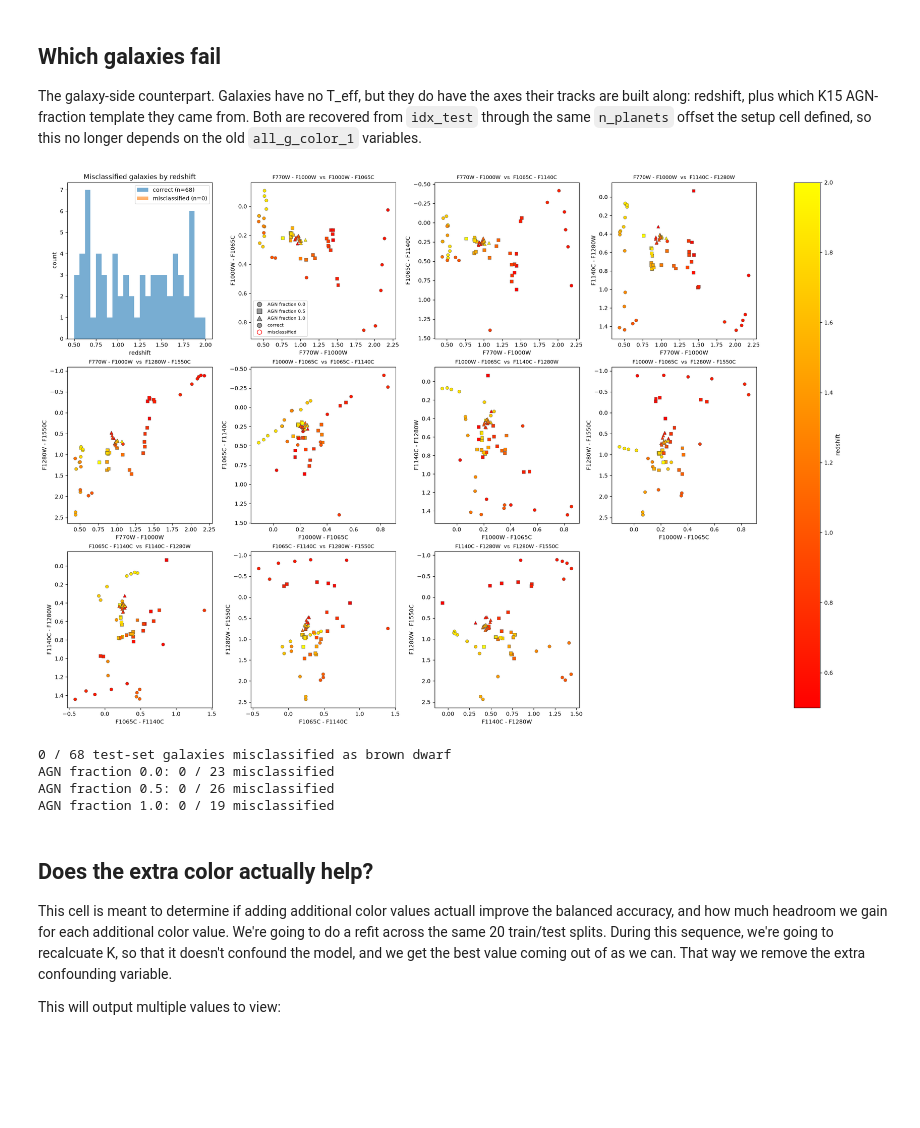
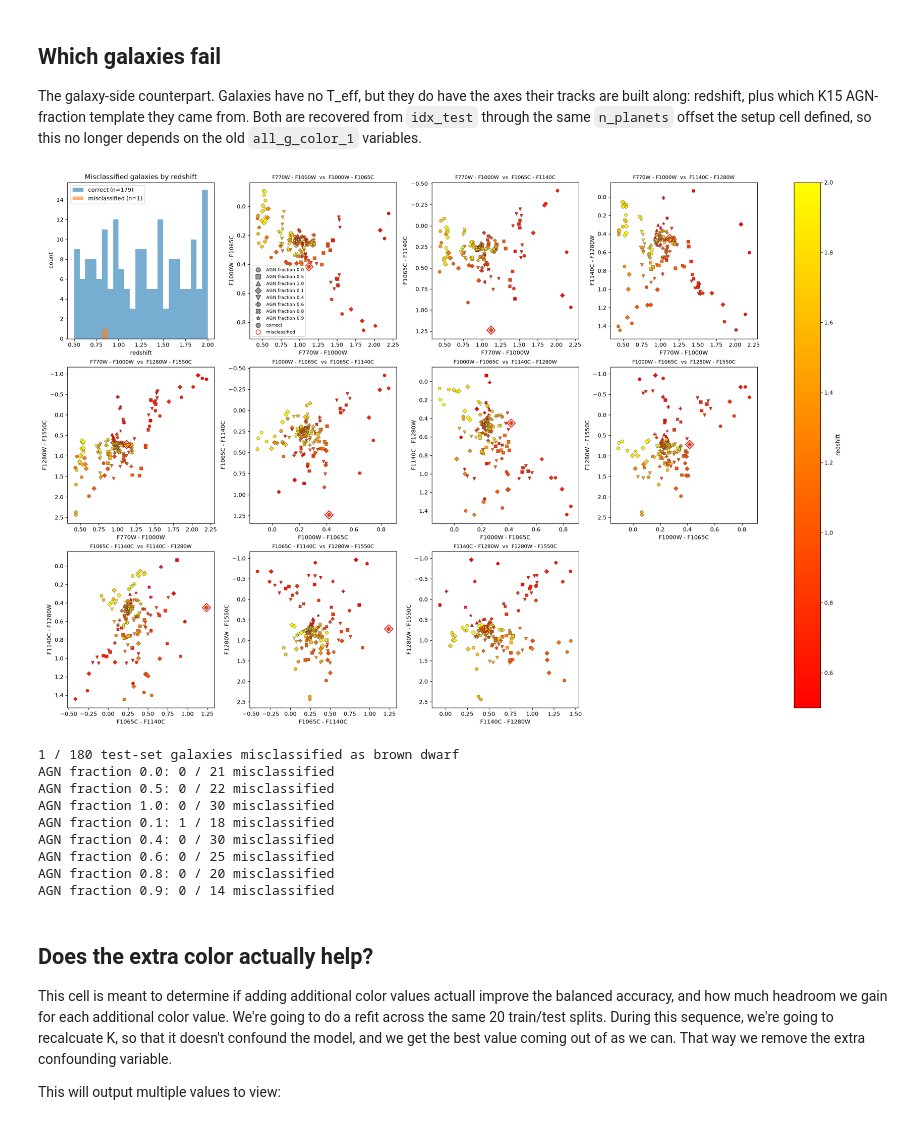
Before and after one commit to mitchell-foote/dwarfhunt, a Jupyter notebook: pop-separation/pop-separation.ipynb, the cells around one changed output. Saved outputs shown, nothing was run; the diff lists cells and outputs as text; code cells hidden in the pictures; blank space fills up the shorter version.

Commit message:
Ran extra galaxy AGN data experiment with larger holdout.

```diff
--- a/pop-separation/pop-separation.ipynb
+++ b/pop-separation/pop-separation.ipynb
@@ -159,12 +159,20 @@ bobcat_planets = helpers.add_color_columns(bobcat_planets, FILTER_LABELS)
 # the mercy of dict insertion order.
 names, colors = helpers.color_color_matrix(bobcat_planets, COLOR_NAMES)
 
-# AGN fraction of each template, in the same order as all_galaxy_data below --
-# this is what lets the "which galaxies fail" cell split failures by template
-# without re-hardcoding the three files a second time.
-GALAXY_AGN_FRACTIONS = (0.0, 0.5, 1.0)
+# Adding a template means adding a filename here and nothing else. The AGN
+# fraction of each template used to be a second, hand-written tuple, and
+# all_g_agn_frac below zips the two together -- zip truncates silently, so a
+# fractions tuple shorter than the file list left the extra templates with no
+# AGN metadata at all, and the "which galaxies fail" cell then indexed off the
+# end of it. K15 names each MIR file for its AGN fraction, so derive it.
+GALAXY_TEMPLATE_FILES = ("MIR0.0.txt", "MIR0.5.txt", "MIR1.0.txt", "MIR0.1.txt",
+                         "MIR0.4.txt", "MIR0.6.txt", "MIR0.8.txt", "MIR0.9.txt")
 
-GALAXY_TEMPLATE_FILES = ("MIR0.0.txt", "MIR0.5.txt", "MIR1.0.txt")
+# Order follows GALAXY_TEMPLATE_FILES rather than sorting numerically, because
+# that tuple is also the row order galaxies stack in below: reordering it
+# reshuffles every train/test split and moves the numbers.
+GALAXY_AGN_FRACTIONS = tuple(float(name.removeprefix("MIR").removesuffix(".txt"))
+                             for name in GALAXY_TEMPLATE_FILES)
 
 # Cached the same way, then colours added through planets.color_pairs -- the same
 # primitive the planet side uses, so the "A - B" keys line up on both sides by
@@ -177,7 +185,10 @@ for _fname in GALAXY_TEMPLATE_FILES:
         {lab: _g[f"mag_{lab}"] for lab in FILTER_LABELS}, order=FILTER_LABELS))
     all_galaxy_data.append(_g)
 
-AGN_00_data, AGN_05_data, AGN_10_data = all_galaxy_data
+# Keyed by AGN fraction rather than unpacked into fixed names, so adding a
+# template does not mean retyping this line (and a name-count mismatch here was
+# a ValueError waiting to happen).
+galaxy_data_by_agn = dict(zip(GALAXY_AGN_FRACTIONS, all_galaxy_data))
 
 # Drive the loop off the resolved column list, not len(TARGET_FILTERS). Those two
 # agree only at n=3 (C(3, 2) == 3), which is why this read correctly in
@@ -189,7 +200,7 @@ all_galaxy_color_data = []
 
 for i in range(total_colors_len):
     planet_colors = colors[:, i]
-    # Galaxy rows stack in AGN-fraction order 0.0, 0.5, 1.0 -- the same order for
+    # Galaxy rows stack in GALAXY_TEMPLATE_FILES order -- the same order for
     # every color, so a row index means the same object in every column of X.
     galaxy_color_data = np.concatenate([g[names[i]] for g in all_galaxy_data])
     all_planet_color_data.append(planet_colors)
@@ -218,6 +229,14 @@ all_g_agn_frac = np.concatenate([
     for g, frac in zip(all_galaxy_data, GALAXY_AGN_FRACTIONS)
 ])
 
+# The zip above is only safe while the two sequences stay the same length, and
+# its failure mode is an out-of-range index three cells later rather than an
+# error here. Cheap to assert at the source.
+assert len(GALAXY_AGN_FRACTIONS) == len(all_galaxy_data), (
+    f"{len(GALAXY_AGN_FRACTIONS)} AGN fractions for {len(all_galaxy_data)} "
+    "templates -- zip would drop the extras")
+assert len(all_g_agn_frac) == len(all_g_redshift)
+
 print(f"colors used ({len(names)}): {names}")
 print(f"X: {X.shape}   planets: {int((Y == 0).sum())}   galaxies: {int((Y == 1).sum())}")
 
@@ -483,8 +509,14 @@ axes[0].set_title("Misclassified galaxies by redshift")
 # AGN fraction is categorical, so it gets marker shape rather than fighting
 # redshift for the color scale. All markers share one Normalize so the colorbar
 # means the same thing for every shape -- and one marker per template means this
-# adapts if GALAXY_AGN_FRACTIONS grows.
-markers = ["o", "s", "^", "D", "v", "P"]
+# adapts if GALAXY_AGN_FRACTIONS grows. Eleven shapes covers the full K15 MIR
+# library (MIR0.0 - MIR1.0); past that the cycle repeats and two templates
+# become indistinguishable in the panels, so say so rather than mislead.
+markers = ["o", "s", "^", "D", "v", "P", "X", "*", "<", ">", "h"]
+if len(GALAXY_AGN_FRACTIONS) > len(markers):
+    print(f"  WARNING: {len(GALAXY_AGN_FRACTIONS)} templates but only "
+          f"{len(markers)} marker shapes -- shapes repeat and the legend is "
+          "ambiguous. Add markers or split the figure.")
 agn_markers = {frac: markers[i % len(markers)]
                for i, frac in enumerate(GALAXY_AGN_FRACTIONS)}
 norm = Normalize(vmin=np.nanmin(z_test), vmax=np.nanmax(z_test))
@@ -494,38 +526,43 @@ for ax, pair in zip(axes[1:], pairs):
         handle, _, _ = ccp.plot_failures(
             ax, X_test, Y_test, pred_best, cls=GALAXY_CLASS, dims=pair,
             c=z_test, cmap=ccp.GALAXY_CMAP, norm=norm, marker=marker, size=32,
             subset=agn_test == frac)
     ccp.style_panel(ax, names[pair[0]], names[pair[1]])
     ax.set_title(f"{names[pair[0]]}  vs  {names[pair[1]]}", fontsize=9)
 
 shape_handles = [Line2D([], [], marker=marker, linestyle="none", markerfacecolor="0.6",
                         markeredgecolor="0.25", markersize=8, label=f"AGN fraction {frac}")
                  for frac, marker in agn_markers.items()]
 status_handles = [
     Line2D([], [], marker="o", linestyle="none", markerfacecolor="0.6",
            markeredgecolor="0.25", markersize=8, label="correct"),
     Line2D([], [], marker="o", linestyle="none", markerfacecolor="none",
            markeredgecolor="red", markersize=8, label="misclassified"),
 ]
 axes[1].legend(handles=shape_handles + status_handles, fontsize=8, loc="best")
 
 for ax in axes[n_panels:]:
     ax.set_visible(False)
 
 fig.colorbar(handle, ax=axes[1:n_panels].tolist(), label="redshift")
 plt.show()
 
 print(f"{int(wrong.sum())} / {int(is_galaxy.sum())} test-set galaxies misclassified as brown dwarf")
 for frac in GALAXY_AGN_FRACTIONS:
     n_total = int(np.sum(agn_test == frac))
     n_wrong = int(np.sum((agn_test == frac) & wrong))
     print(f"AGN fraction {frac}: {n_wrong} / {n_total} misclassified")
 # %% [output]
-[figure, old version]
+[figure, new version]
-0 / 68 test-set galaxies misclassified as brown dwarf
-AGN fraction 0.0: 0 / 23 misclassified
-AGN fraction 0.5: 0 / 26 misclassified
-AGN fraction 1.0: 0 / 19 misclassified
+1 / 180 test-set galaxies misclassified as brown dwarf
+AGN fraction 0.0: 0 / 21 misclassified
+AGN fraction 0.5: 0 / 22 misclassified
+AGN fraction 1.0: 0 / 30 misclassified
+AGN fraction 0.1: 1 / 18 misclassified
+AGN fraction 0.4: 0 / 30 misclassified
+AGN fraction 0.6: 0 / 25 misclassified
+AGN fraction 0.8: 0 / 20 misclassified
+AGN fraction 0.9: 0 / 14 misclassified
 # %% [markdown]
 ## Does the extra color actually help?
 
```
Also changed, not shown: parts of 9 cells of this notebook, 1 other file.
